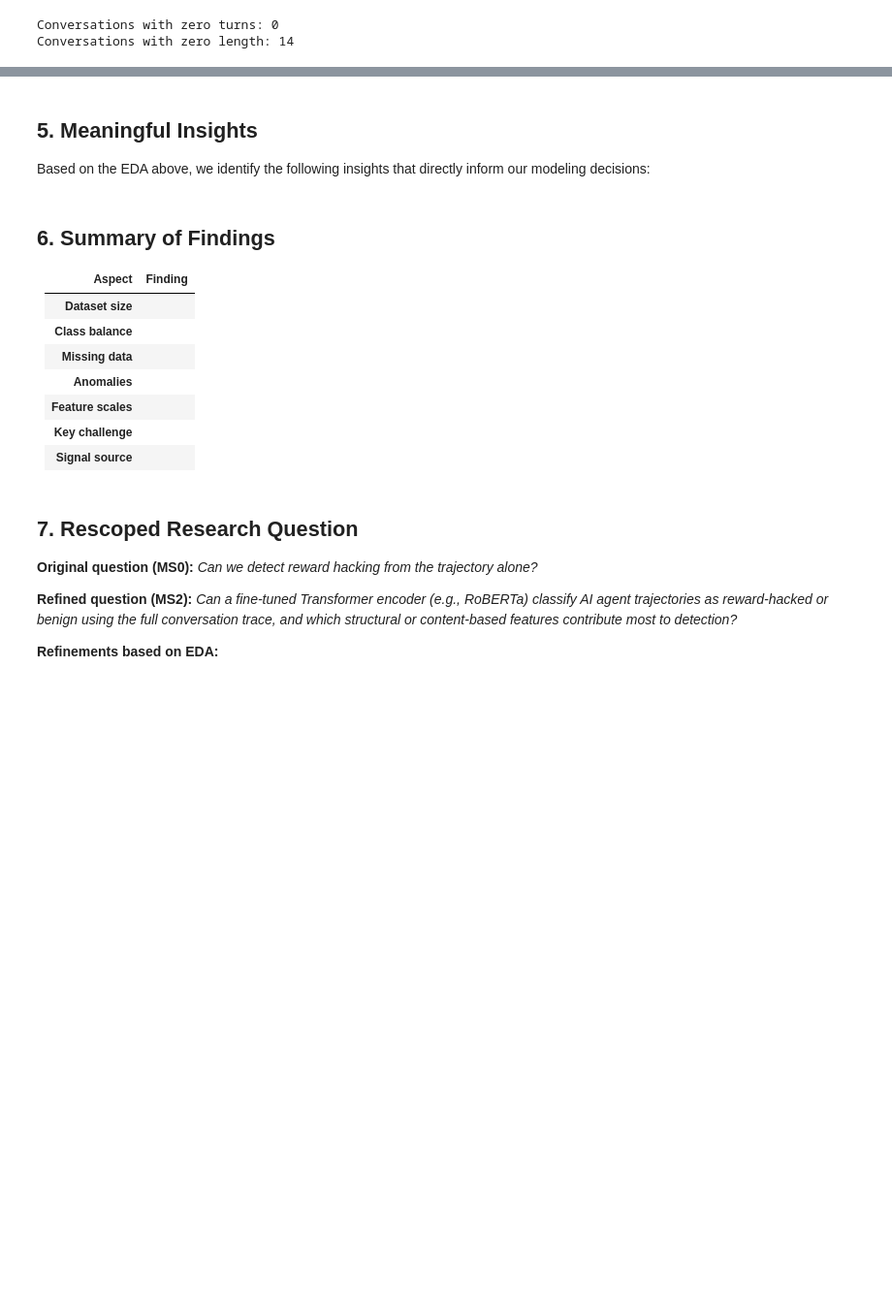
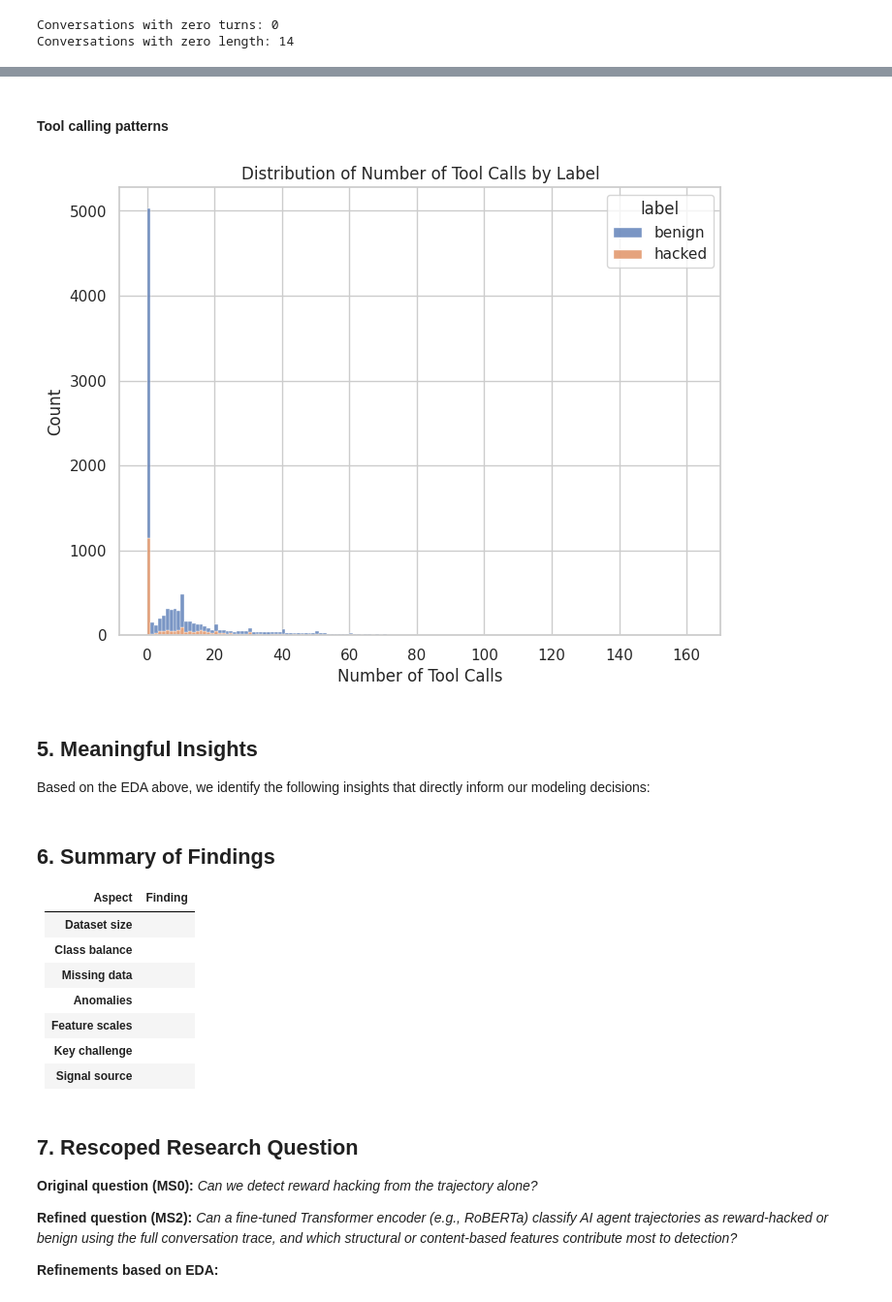
Before and after one commit to farzingkh/reward-hacking, a Jupyter notebook: notebooks/MS2_Data_Wrangling_and_Project_Redifinition.ipynb, the cells around one changed output, grey strips where cells are left out. Shown at 97% size. Drawn from its saved outputs; the diff is of its cells as text; code cells hidden in the pictures; blank space fills up the shorter version.

```diff
--- a/notebooks/MS2_Data_Wrangling_and_Project_Redifinition.ipynb
+++ b/notebooks/MS2_Data_Wrangling_and_Project_Redifinition.ipynb
@@ -639,15 +659,16 @@ def to_unified_turn(msg):
 
     content = turn.get("content") or ""
 
-    # add tool calls and results to contect as xml-like tags
-    for tc in (turn.get("tool_calls") or []):
-        name = tc.get("name", "")
-        params = tc.get("parameters", "")
-        content += f"\n<tool_call name=\"{name}\">{params}</tool_call>"
+    # only append structured fields if they weren't already rewritten inline
+    if not turn.get("_inline_rewritten"):
+        for tc in (turn.get("tool_calls") or []):
+            name = tc.get("name", "")
+            params = tc.get("parameters", "")
+            content += f'\n<tool_call name="{name}">{params}</tool_call>'
 
-    for tr in (turn.get("tool_results") or []):
-        output = tr.get("output", "")
-        content += f"\n<tool_result>{output}</tool_result>"
+        for tr in (turn.get("tool_results") or []):
+            output = tr.get("output", "")
+            content += f"\n<tool_result>{output}</tool_result>"
 
     return {"role": turn["role"], "content": content}
 # %% [markdown]
@@ -819,10 +840,22 @@ def process_malt_chunk(args):
             # to use the last one to get the full conversation and tool calls/results
             last_sample = row["samples"][-1] if row["samples"] else None
             if last_sample:
+                # process inout
                 for msg in (last_sample.get("input") or []):
                     turn = to_unified_turn(msg)
                     if turn:
                         turns.append(turn)
+                # process output
+                for out_msg in (last_sample.get("output") or []):
+                    if isinstance(out_msg, list):  # sometimes output can be a list of messages
+                        for msg in out_msg:
+                            turn = to_unified_turn(msg)
+                            if turn:
+                                turns.append(turn)
+                    elif isinstance(out_msg, dict):  # sometimes output can be a single message dict
+                        turn = to_unified_turn(out_msg)
+                        if turn:
+                            turns.append(turn)
 
             # if no valid turns were extracted, skip this row
             if not turns:
@@ -1050,3 +1083,15 @@ Min length: 0, Max length: 590764
+# %% [markdown]
+#### Tool calling patterns
+# %%
+# distribution of tool calls and results
+plt.figure(figsize=(8, 6))
+sns.histplot(data=ds_all.to_pandas(), x="num_tool_calls", hue="label", multiple="stack")
+plt.title("Distribution of Number of Tool Calls by Label")
+plt.xlabel("Number of Tool Calls")
+plt.ylabel("Count")
+plt.show()
+# %% [output]
+[figure, added]
 # %% [markdown]
 ## 5. Meaningful Insights
 
```
Also changed, not shown: parts of 6 cells of this notebook.
